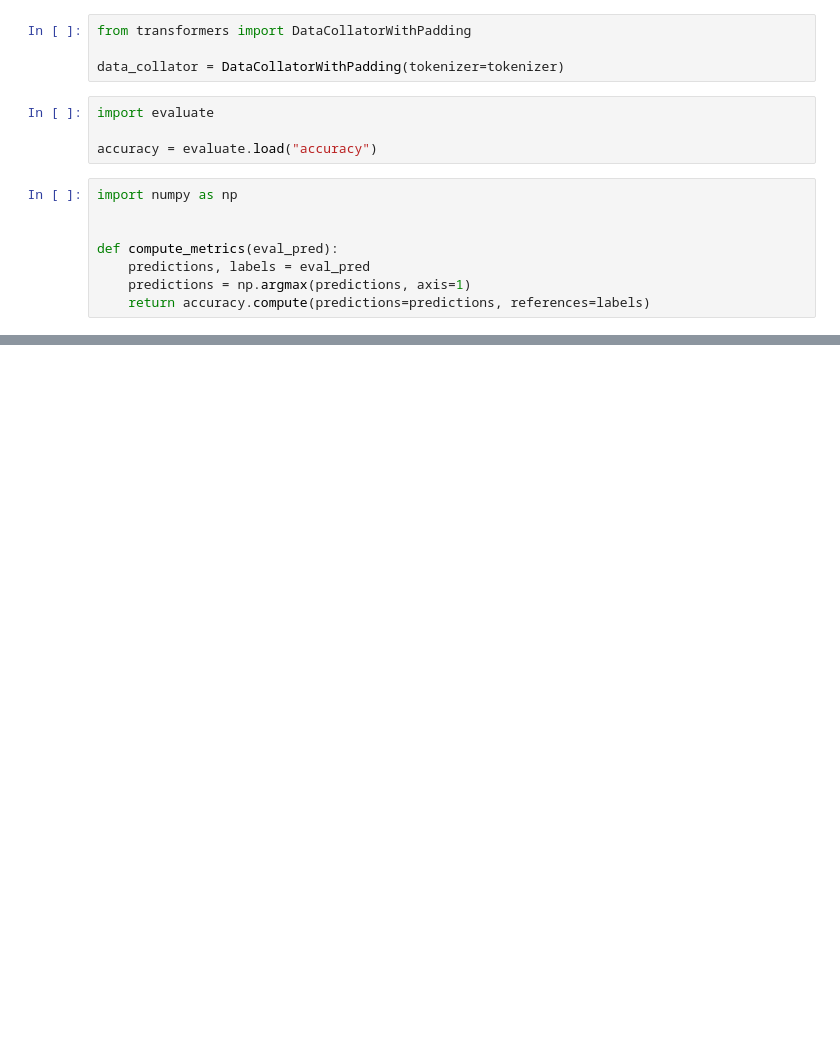
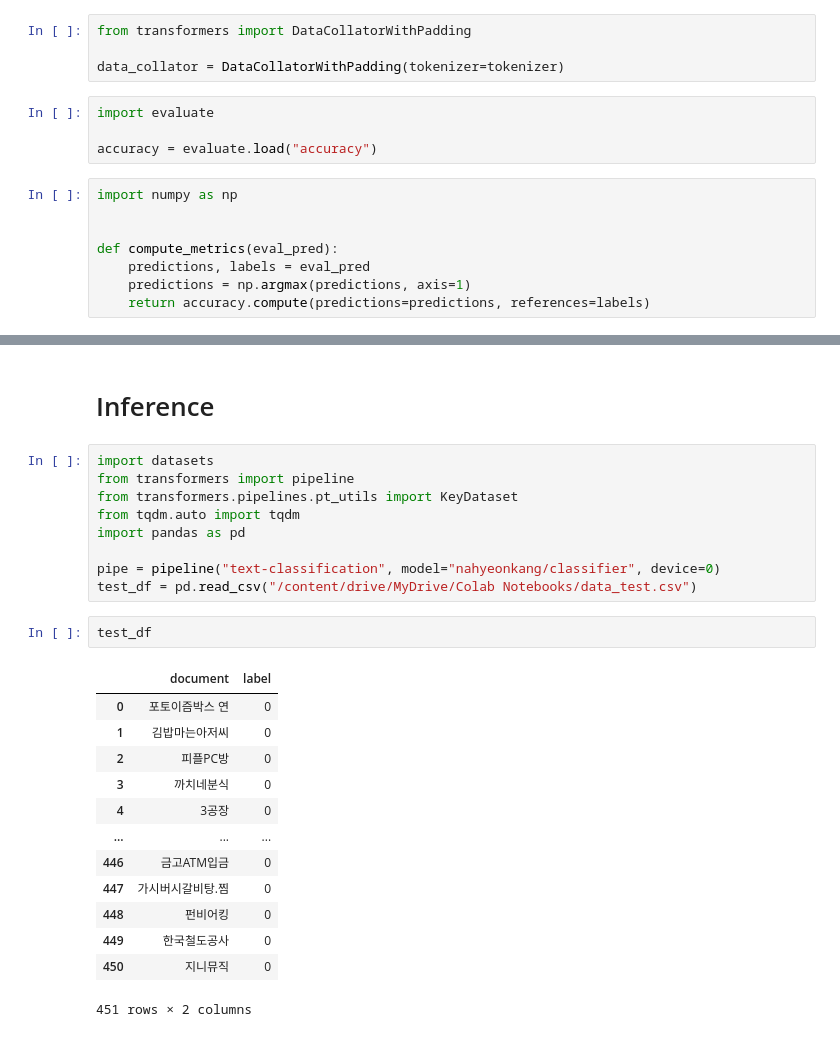
Before and after one commit to NahyeonKang/classify-spending, a Jupyter notebook: build_classifier.ipynb, the cells around one changed output, grey strips where cells are left out. Drawn from its saved outputs; the diff is of its cells as text; blank space fills up the shorter version.

Commit message:
Colaboratory를 통해 생성됨

```diff
--- a/build_classifier.ipynb
+++ b/build_classifier.ipynb
@@ -214,0 +200,27 @@ WARNING:huggingface_hub.repository:To https://huggingface.co/nile/ai.keepit
+# %% [markdown]
+# Inference
+# %%
+import datasets
+from transformers import pipeline
+from transformers.pipelines.pt_utils import KeyDataset
+from tqdm.auto import tqdm
+import pandas as pd
+
+pipe = pipeline("text-classification", model="nahyeonkang/classifier", device=0)
+test_df = pd.read_csv("/content/drive/MyDrive/Colab Notebooks/data_test.csv")
+# %%
+test_df
+# %% [output]
+|  | document | label |
+| 0 | 포토이즘박스 연 | 0 |
+| 1 | 김밥마는아저씨 | 0 |
+| 2 | 피플PC방 | 0 |
+| 3 | 까치네분식 | 0 |
+| 4 | 3공장 | 0 |
+| ... | ... | ... |
+| 446 | 금고ATM입금 | 0 |
+| 447 | 가시버시갈비탕.찜 | 0 |
+| 448 | 펀비어킹 | 0 |
+| 449 | 한국철도공사 | 0 |
+| 450 | 지니뮤직 | 0 |
+451 rows × 2 columns
```
Also changed, not shown: parts of 24 cells of this notebook.
